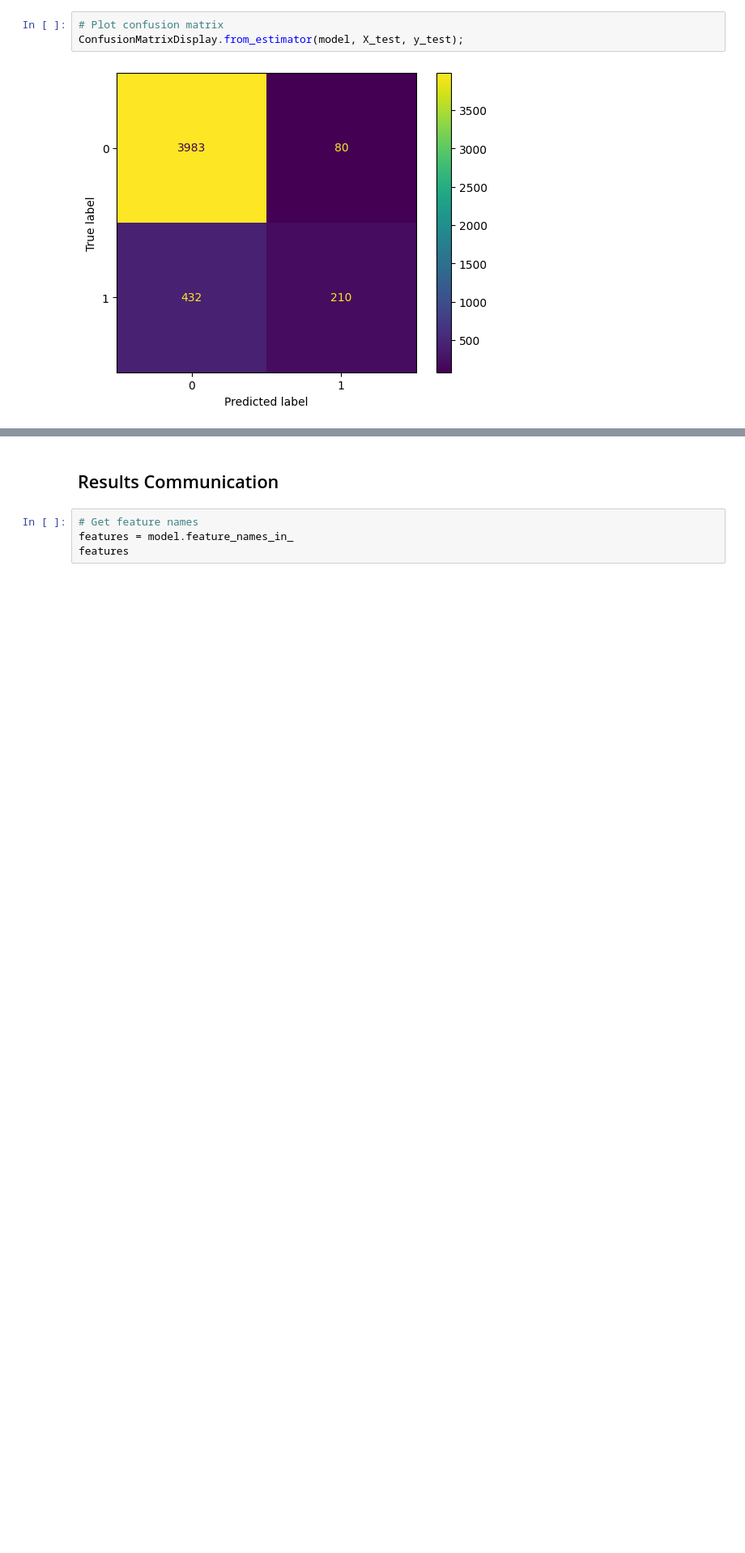
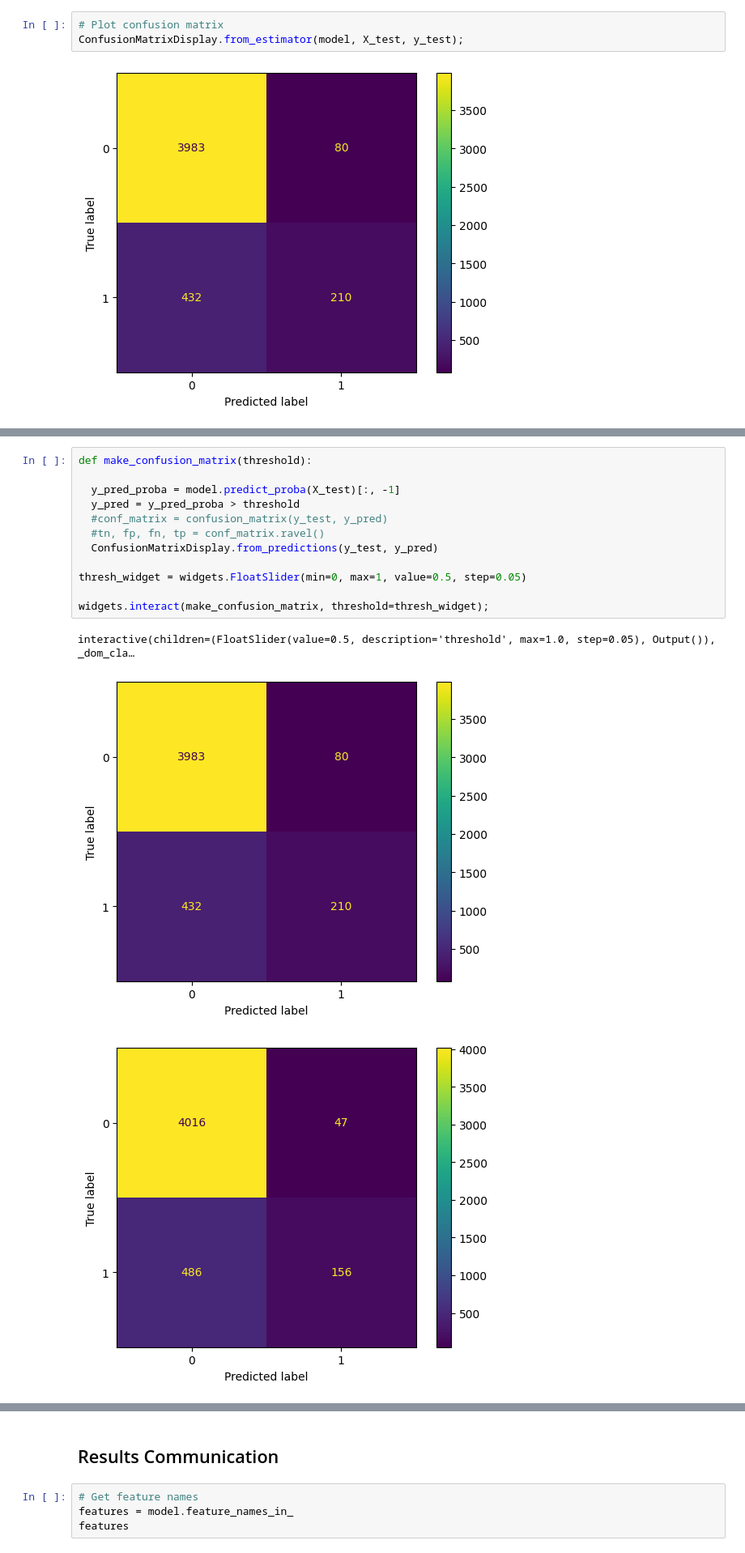
Before and after one commit to anwangari/Financial-Inclusion-in-Africa, a Jupyter notebook: build-model.ipynb, the cells around one changed output, grey strips where cells are left out. Shown: that part at 81% size. Drawn from its saved outputs; the diff is of its cells as text; blank space fills up the shorter version.

Commit message:
[final] update of build-model
This is the final update of the project because I consider it done, although there is room for improvements

```diff
--- a/build-model.ipynb
+++ b/build-model.ipynb
@@ -212,0 +260,16 @@ ConfusionMatrixDisplay.from_estimator(model, X_test, y_test);
+# %%
+def make_confusion_matrix(threshold):
+
+  y_pred_proba = model.predict_proba(X_test)[:, -1]
+  y_pred = y_pred_proba > threshold
+  #conf_matrix = confusion_matrix(y_test, y_pred)
+  #tn, fp, fn, tp = conf_matrix.ravel()
+  ConfusionMatrixDisplay.from_predictions(y_test, y_pred)
+
+thresh_widget = widgets.FloatSlider(min=0, max=1, value=0.5, step=0.05)
+
+widgets.interact(make_confusion_matrix, threshold=thresh_widget);
+# %% [output]
+interactive(children=(FloatSlider(value=0.5, description='threshold', max=1.0, step=0.05), Output()), _dom_cla…
+[figure, added]
+[figure, added]
```
Also changed, not shown: parts of 12 cells of this notebook.
